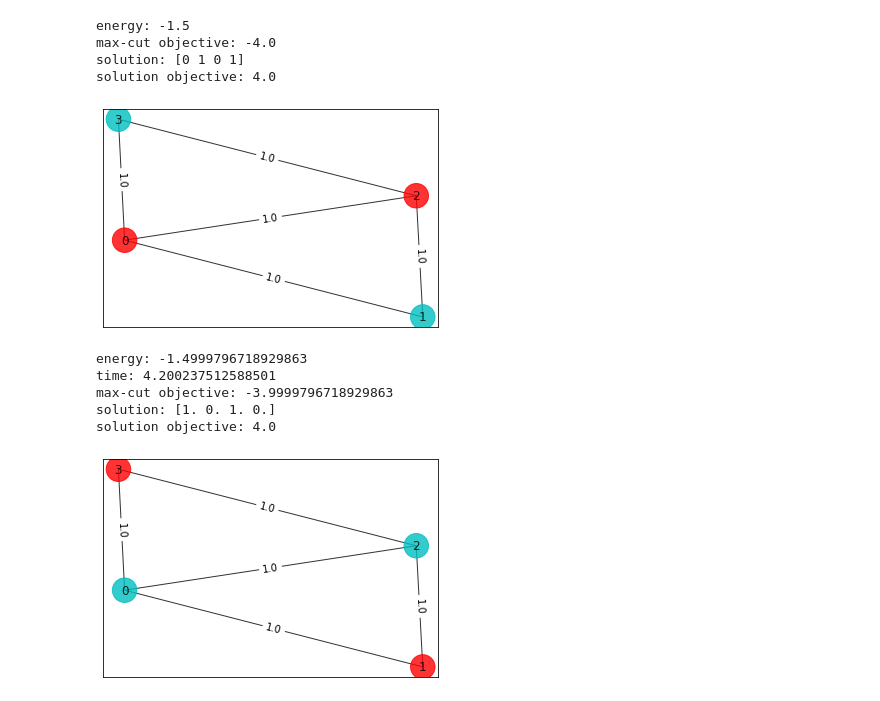
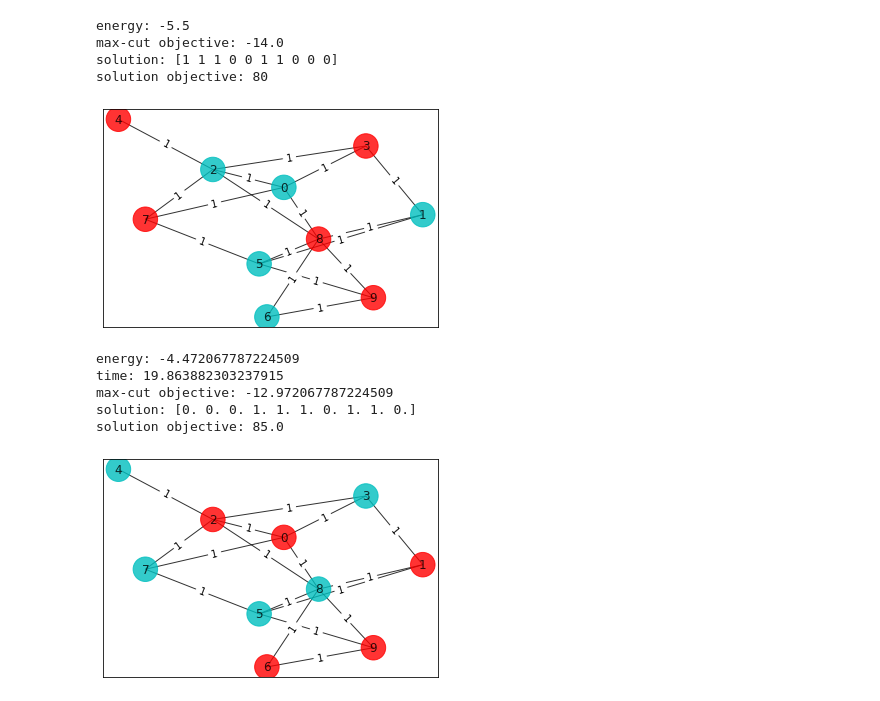
Before and after one commit to 007Axel/Maxcut-Hopfield-QAOA, a Jupyter notebook: maxcutqc-vqe.ipynb, the cells around one changed output. Drawn from its saved outputs; the diff is of its cells as text; code cells hidden in the pictures.

```diff
--- a/maxcutqc-vqe.ipynb
+++ b/maxcutqc-vqe.ipynb
@@ -28,7 +28,7 @@ from qiskit.aqua import set_qiskit_aqua_logging
 # %%
 # Generating a graph of 4 nodes
 
-n=4 # Number of nodes in graph
+n=10 # Number of nodes in graph
 G=nx.Graph()
 G.add_nodes_from(np.arange(0,n,1))
 elist=[(0,1,1.0),(0,2,1.0),(0,3,1.0),(1,2,1.0),(2,3,1.0)]
@@ -100,6 +106,7 @@ Q = adjacency
 n = 10
 w = Q
 best_cost_brute = 0
+print_everything = False
 for b in range(2**n):
     x = [int(t) for t in reversed(list(bin(b)[2:].zfill(n)))]
     cost = 0
@@ -109,7 +116,8 @@ for b in range(2**n):
     if best_cost_brute < cost:
         best_cost_brute = cost
         xbest_brute = x
-    print('case = ' + str(x)+ ' cost = ' + str(cost))
+    if print_everything:
+        print('case = ' + str(x)+ ' cost = ' + str(cost))
 
 colors = ['r' if xbest_brute[i] == 0 else 'c' for i in range(n)]
 print('\nBest solution = ' + str(xbest_brute) + ' cost = ' + str(best_cost_brute))
@@ -178,22 +184,23 @@ status: SUCCESS
 # %%
 #Making the Hamiltonian in its full form and getting the lowest eigenvalue and eigenvector
 ee = NumPyMinimumEigensolver(qubitOp)
 result = ee.run()
 
 x = sample_most_likely(result.eigenstate)
 print('energy:', result.eigenvalue.real)
 print('max-cut objective:', result.eigenvalue.real + offset)
 print('solution:', max_cut.get_graph_solution(x))
 print('solution objective:', max_cut.max_cut_value(x, w))
 
 colors = ['r' if max_cut.get_graph_solution(x)[i] == 0 else 'c' for i in range(n)]
-draw_graph(G, colors, pos)
+pos = nx.kamada_kawai_layout(GG)
+draw_graph(GG, colors, pos)
 # %% [output]
-energy: -1.5
-max-cut objective: -4.0
-solution: [0 1 0 1]
-solution objective: 4.0
+energy: -5.5
+max-cut objective: -14.0
+solution: [1 1 1 0 0 1 1 0 0 0]
+solution objective: 80
-[figure, old version]
+[figure, new version]
 # %%
 # Now, solving with Variational Quantum Eigensolver
 aqua_globals.random_seed = np.random.default_rng(123)
@@ -219,11 +226,12 @@ print('solution objective:', max_cut.max_cut_value(x, w))
 
 # plot results
 colors = ['r' if max_cut.get_graph_solution(x)[i] == 0 else 'c' for i in range(n)]
-draw_graph(G, colors, pos)
+pos = nx.kamada_kawai_layout(GG)
+draw_graph(GG, colors, pos)
 # %% [output]
-energy: -1.4999796718929863
-time: 4.200237512588501
-max-cut objective: -3.9999796718929863
-solution: [1. 0. 1. 0.]
-solution objective: 4.0
+energy: -4.472067787224509
+time: 19.863882303237915
+max-cut objective: -12.972067787224509
+solution: [0. 0. 0. 1. 1. 1. 0. 1. 1. 0.]
+solution objective: 85.0
-[figure, old version]
+[figure, new version]
```
Also changed, not shown: parts of 6 cells of this notebook.
